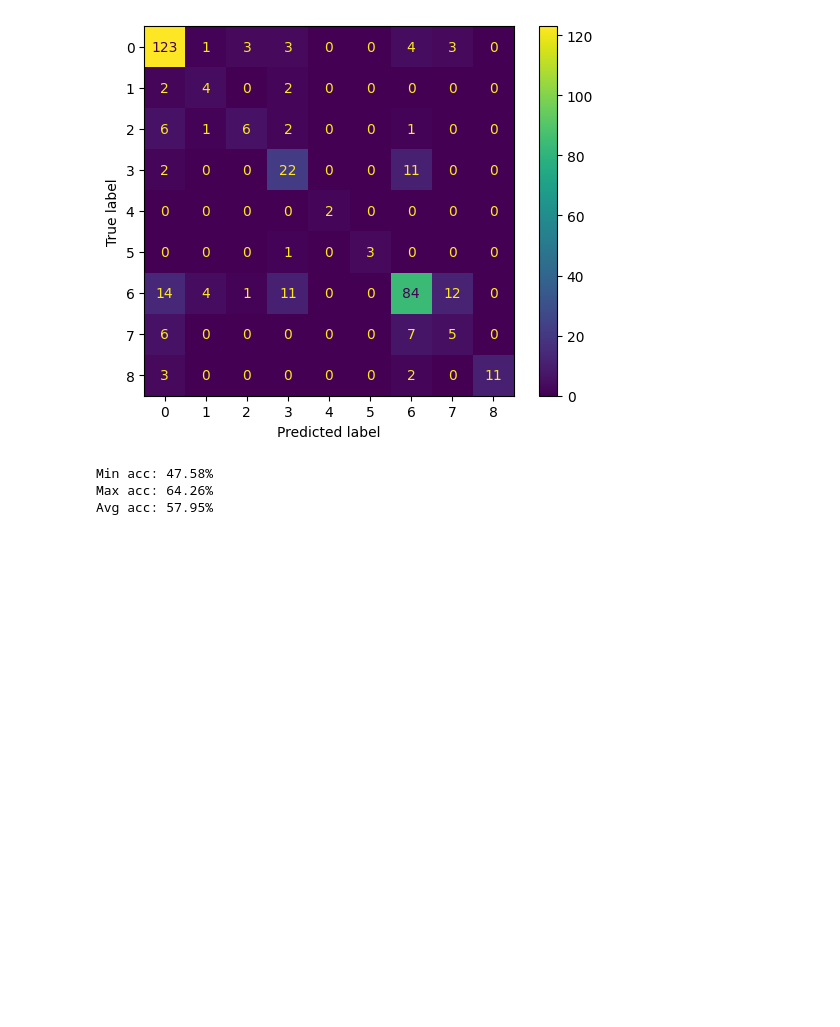
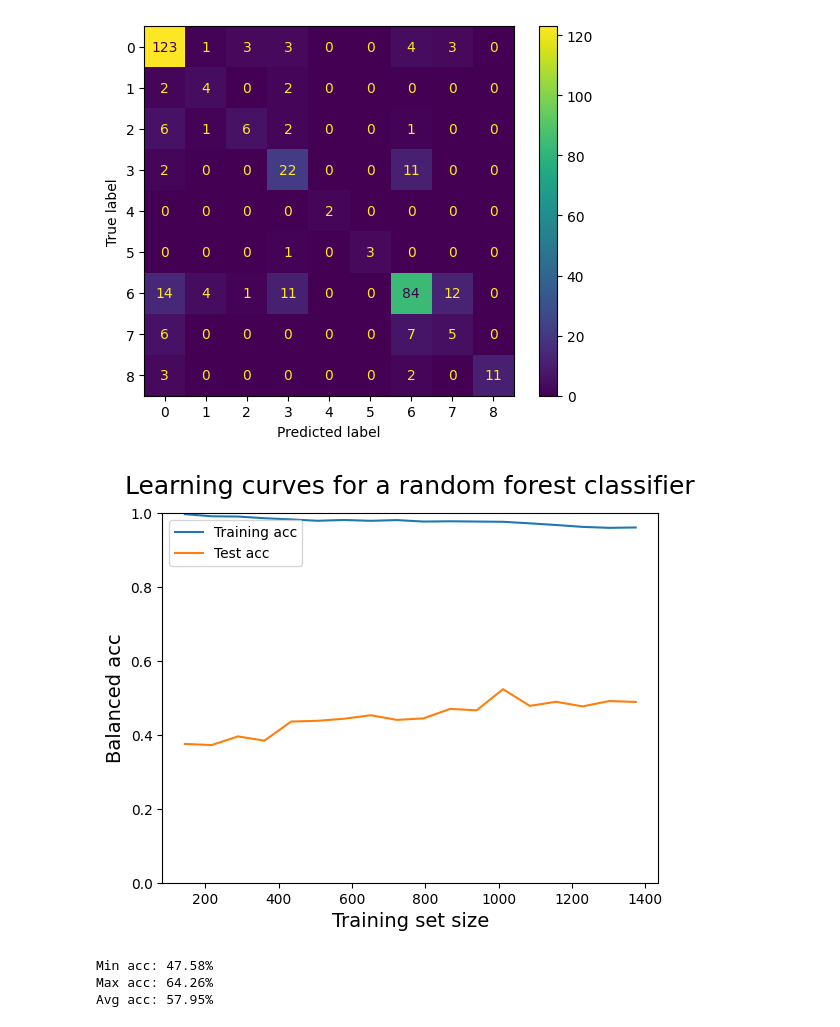
Before and after one commit to Bognanna/Molecular-Tastants, a Jupyter notebook: main.ipynb, the cells around one changed output. Saved outputs shown, nothing was run; the diff lists cells and outputs as text; code cells hidden in the pictures; blank space fills up the shorter version.

```diff
--- a/main.ipynb
+++ b/main.ipynb
@@ -301,6 +339,10 @@ acc = evaluate_model(y_test, y_pred)
 (1447, 140)
 Balanced accuracy: 64.26%
 [figure]
+# %%
+show_learning_curves(X[column_names], y)
+# %% [output]
+[figure, added]
 # %%
 acc_scores = []
 thresholds = np.arange(0, 0.2, 0.01)
```
Also changed, not shown: parts of 19 cells of this notebook.
